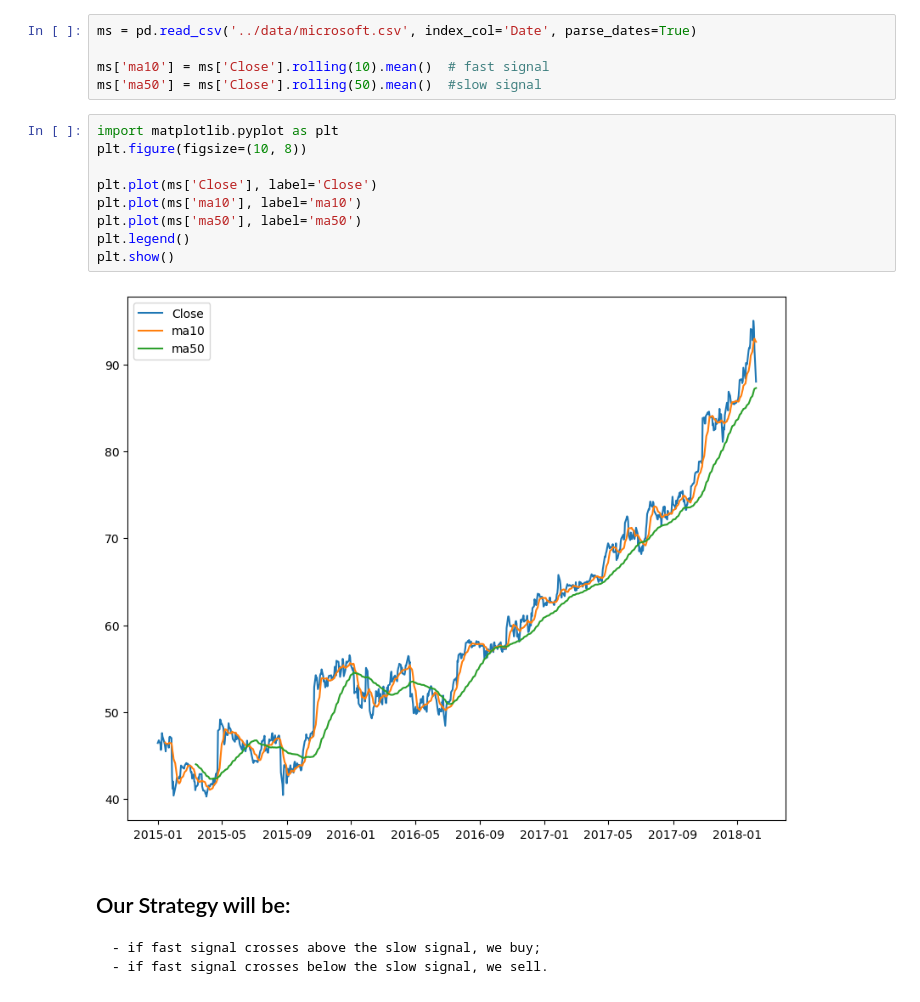
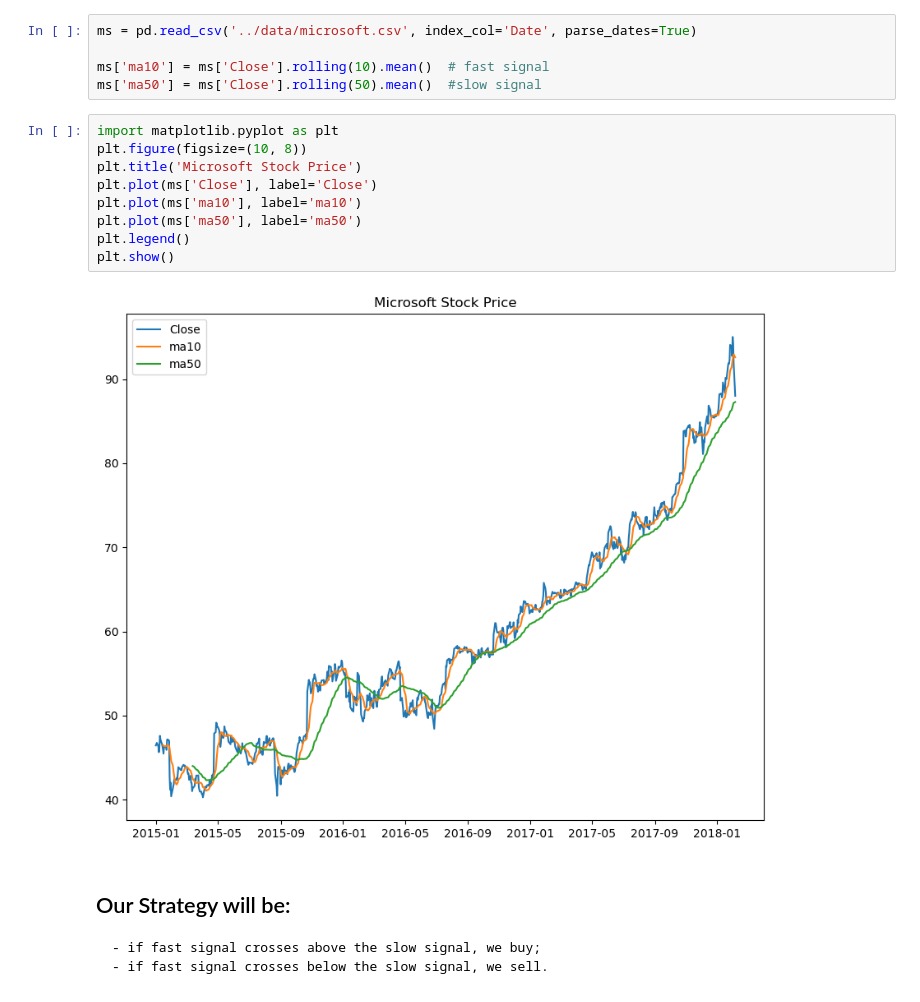
Before and after one commit to JoseDRomano/Python-and-Statistics-for-Financial-Analysis, a Jupyter notebook: week 1/trading-strat.ipynb, the cells around one changed output. Drawn from its saved outputs; the diff is of its cells as text.

```diff
--- a/week 1/trading-strat.ipynb
+++ b/week 1/trading-strat.ipynb
@@ -8,14 +16,14 @@ ms['ma50'] = ms['Close'].rolling(50).mean()  #slow signal
 # %%
 import matplotlib.pyplot as plt
 plt.figure(figsize=(10, 8))
-
+plt.title('Microsoft Stock Price')
 plt.plot(ms['Close'], label='Close')
 plt.plot(ms['ma10'], label='ma10')
 plt.plot(ms['ma50'], label='ma50')
 plt.legend()
 plt.show()
 # %% [output]
-[figure, old version]
+[figure, new version]
 # %% [markdown]
 ## Our Strategy will be:
     - if fast signal crosses above the slow signal, we buy;
```
Also changed, not shown: parts of 1 cell of this notebook, 3 other files.
